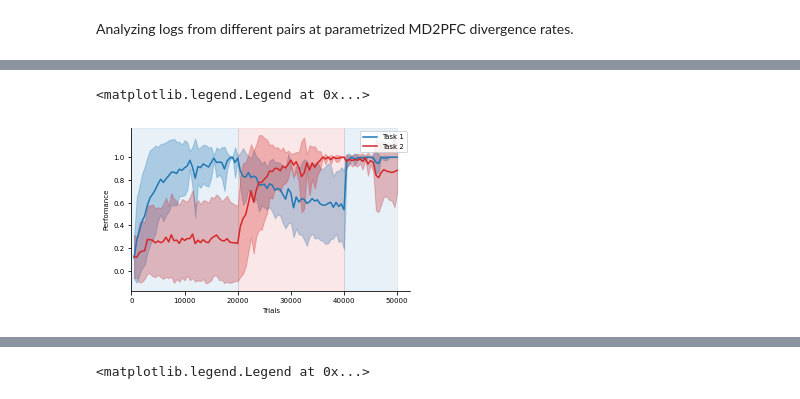
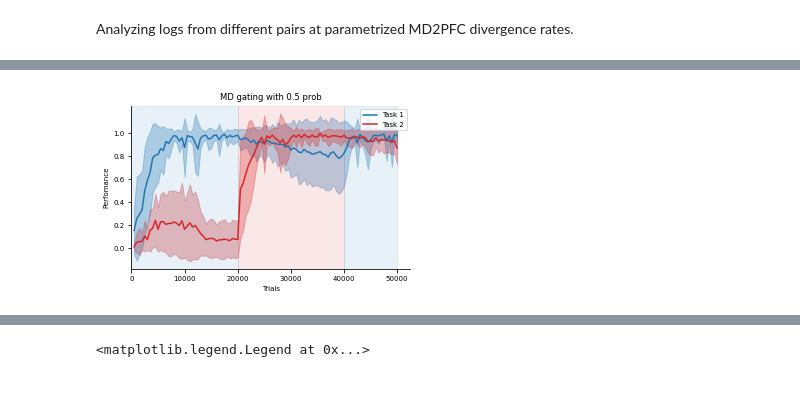
Before and after one commit to weilongzheng/PFC_MD_Modeling, a Jupyter notebook: CL_neurogym/analysis/analyze_task_pairs.ipynb, the cells around one changed output, grey strips where cells are left out. Drawn from its saved outputs; the diff is of its cells as text; code cells hidden in the pictures.

Commit message:
new serial training in 5 mins

```diff
--- a/CL_neurogym/analysis/analyze_task_pairs.ipynb
+++ b/CL_neurogym/analysis/analyze_task_pairs.ipynb
@@ -66,6 +48,19 @@ device = 'cuda' # always CPU
 # %%
+class Args():
+    def __init__(self):
+        self.exp_name = 'mul_add20k'
+        self.var1 = 1
+        self.var2 = 0.1
+        self.same_rnn = True
+        self.use_gates = True
+        self.train_to_criterion = True
+        self.num_of_tasks = 15
+args = Args()
+exp_name = args.exp_name
+device = 'cuda' # always CPU
+
 print('current folder: ', os.getcwd())
-data_folder = './../files/reduce_separation/'
+data_folder = './../files/'+exp_name+'/'
 filenames = os.listdir(data_folder)
 log_files = [logfile for logfile in filenames if logfile.__contains__('log')]
 config_files = [logfile for logfile in filenames if logfile.__contains__('config')]
@@ -90,8 +85,9 @@ def get_perf(log_files, search_str):
         log=np.load(data_folder+log_name, allow_pickle=True).item()
         t1perform.append(log.act_perfs[0])
         t2perform.append(log.act_perfs[1])
-    t1perform = np.stack(t1perform)
-    t2perform = np.stack(t2perform)
+    if len(t2perform)    > 0:
+        t1perform = np.stack(t1perform)
+        t2perform = np.stack(t2perform)
+    else:
+        t1perform, t2perform = (None, None)
     return (t1perform, t2perform)
-
-t1perform, t2perform = get_perf(log_files, search_str='_')
@@ -98,26 +141,28 @@ t1perform, t2perform = get_perf(log_files, search_str='_')
 # %%
+t1perform, t2perform = get_perf(log_files, search_str='_0.5_')
+
 def plot_mean_std(stamps, data, ax, color='tab:blue', label=''):
     mean = data.mean(0)
     std = data.std(0)
     ax.plot(stamps, mean, color=color, label=label)
     ax.fill_between(stamps, mean-std, mean+std, alpha=0.3, color=color)
 
 fig, axes = plt.subplots(figsize=[5,3])
 ax = axes
 color1, color2= 'tab:blue', 'tab:red'
 ax.axvspan(config.switch_points[0], config.switch_points[1], alpha=0.1, color=color1)
 ax.axvspan(config.switch_points[1], config.switch_points[2], alpha=0.1, color=color2)
 ax.axvspan(config.switch_points[2], config.total_trials, alpha=0.1, color=color1)
 ax.set_xlim([0.0, None])
 # plt.ylim([0.0, 1.01])
 ax.set_yticks([0.1*i for i in range(0,11,2)])
-# ax.set_title('')
+ax.set_title('MD gating with 0.5 prob')
 ax.set_xlabel('Trials')
 ax.set_ylabel('Perfomance')
 
 plot_mean_std(log.stamps, t1perform, ax, color='tab:blue', label='Task 1')
 plot_mean_std(log.stamps, t2perform, ax, color='tab:red', label='Task 2')
 ax.legend()
+plt.savefig('./../files/optimal_0.5_MD_gating_task2.png', dpi=300)
 # %% [output]
-<matplotlib.legend.Legend at 0x...>
-[figure, old version]
+[figure, new version]
```
Also changed, not shown: parts of 11 cells of this notebook, 11 other files.
